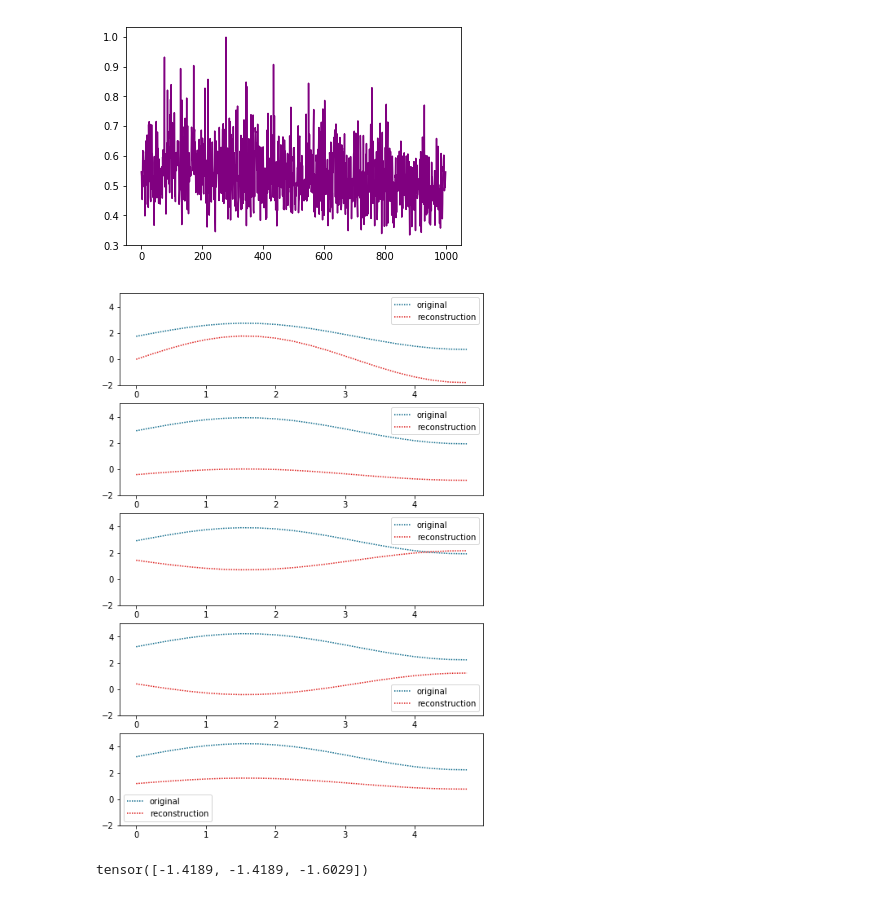
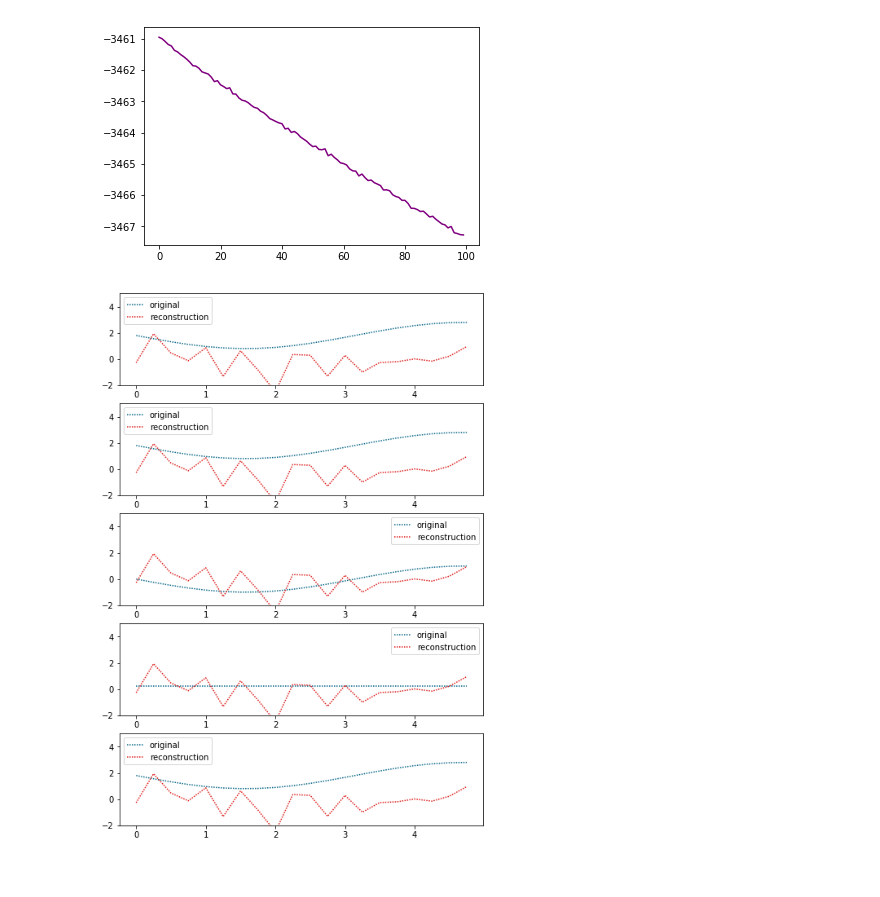
Before and after one commit to stefanwezel/SequentialVAE, a Jupyter notebook: example/disentangle_sequence.ipynb, the cells around one changed output. Saved outputs shown, nothing was run; the diff lists cells and outputs as text; code cells hidden in the pictures.

Commit message:
update fhvae

```diff
--- a/example/disentangle_sequence.ipynb
+++ b/example/disentangle_sequence.ipynb
@@ -231,32 +278,3 @@ def loss_function(recon_x,
 #     optimizer.step()
 
 # # plot_grad_flow(model.named_parameters())
-# %%
-# ave_grads = []
-# layers = []
-
-
-def train_single_epoch(model, optimizer, data):
-
-    model.train()
-    train_loss = 0
-    i = 0
-    for x in data:
-        i += 1
-        reconstruction, p_z1, p_z2  = model(x)
-#         reconstruction = model(x)
-
-        loss = loss_function(reconstruction, x, p_z1[0], p_z1[1], p_z2[0], p_z2[1])
-#         loss = baseline_loss(reconstruction, x)
-
-        loss.backward()
-        ############################
-#         if i>4900:
-#         plot_grad_flow(model.named_parameters())
-
-        ###############################
-        optimizer.step()
-
-        train_loss += loss.item()
-
-    return train_loss / i  # /dataloader.size() #->normalize
@@ -263,6 +342,7 @@ def train_single_epoch(model, optimizer, data):
 # %%
 # model = Baseline()
-# model = FHVAE()
+# torch.set_grad_enabled(True)
+model = FHVAE()
 optimizer = torch.optim.Adam(model.parameters(), lr=1e-6) # 0.001
 # optimizer = torch.optim.SGD(model.parameters(), lr=1e-6, momentum=0.9)
 # plt.figure(figsize=(12,10))
@@ -270,11 +350,11 @@ optimizer = torch.optim.Adam(model.parameters(), lr=1e-6) # 0.001
 
 
 losses = []
-num_epochs = 1000
+num_epochs = 100
 for epoch in range(num_epochs):
     loss = train_single_epoch(model, optimizer, training_samples)
     losses.append(loss)
-    if epoch%100==0:
+    if epoch%10==0:
         print('Epoch: {}, Loss: {:.2f}'.format(epoch, loss))
 torch.save(model.state_dict(), 'model_credit_score_1000.pth')
 plt.plot(losses, color='purple')
@@ -293,4 +373,4 @@ Epoch: 900, Loss: 0.35
-[figure, old version]
+[figure, new version]
 # %%
 # print(len(training_samples))
 # %%
@@ -311,13 +391,20 @@ fig, axes = plt.subplots(nrows=5,ncols=1,figsize=(8,12))
 
 
 for a in range(5):
-    y = training_samples[np.random.randint(0,4)].numpy()[0][0]
-    y_reconstructed, _, _ = model(training_samples[a])
+    r_index = np.random.randint(0,4)
+    sequence_id = Variable(torch.LongTensor([r_index]))
+    y = training_samples[r_index].numpy()[0][0]
+#     print(y.shape)
+#     y_reconstructed, _, _, _ = model(training_samples[a])
+#     p_x, p_z1, p_z2, mu2, x_reconstructed = model(y, sequence_id=sequence_id)
+
 #     y_reconstructed = model(training_samples[a])
 
-    y_reconstructed = y_reconstructed.squeeze().detach().numpy()
+
+
+    y_reconstructed = x_reconstructed.squeeze().detach().numpy()
     # for comparison
-    w1, w2 = np.random.normal(0, 1), np.random.normal(0, 1)
+#     w1, w2 = np.random.normal(0, 1), np.random.normal(0, 1)
 
 
     axes[a].plot(xs, y,linestyle = (0, (1,1)), color = '#086788', label='original')
@@ -330,19 +417,4 @@ for a in range(5):
 # plt.legend()
 plt.show()
 # %% [output]
-[figure, old version]
+[figure, new version]
-# %%
-def log_gauss(x, mu, logvar):
-    log_2pi = torch.FloatTensor([np.log(2 * np.pi)])
-    return -0.5 * (log_2pi + logvar.data + torch.pow(x.data - mu.data, 2) / torch.exp(logvar.data))
-
-def kld(p_mu, p_logvar, q_mu, q_logvar):
-    return -0.5 * (1 + p_logvar.data - q_logvar.data - (torch.pow(p_mu.data - q_mu.data, 2) + torch.exp(p_logvar.data)) / torch.exp(q_logvar.data))
-
-x = torch.Tensor([0,0,1])
-mu = torch.Tensor([0])
-logvar = torch.Tensor([1])
-log_gauss(x, mu,logvar)
-# kld(mu+10,logvar,mu,logvar)
-# %% [output]
-tensor([-1.4189, -1.4189, -1.6029])
```
Also changed, not shown: parts of 9 cells of this notebook.
